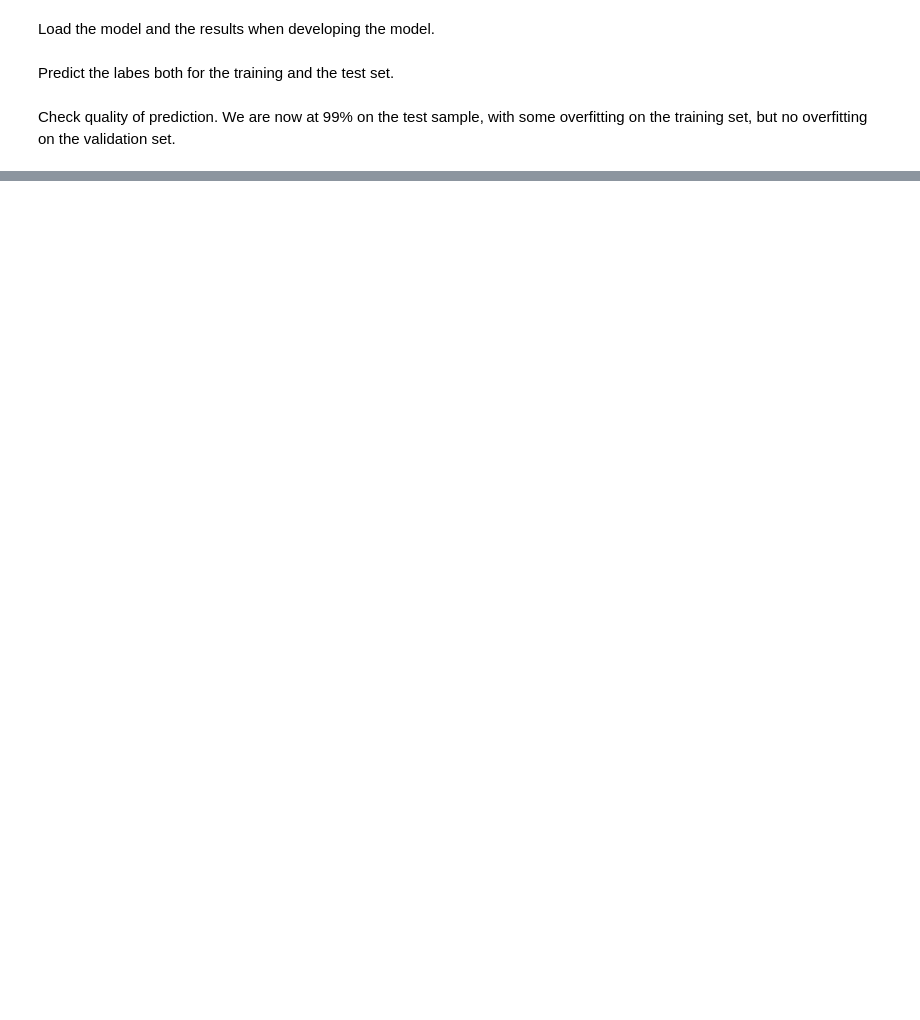
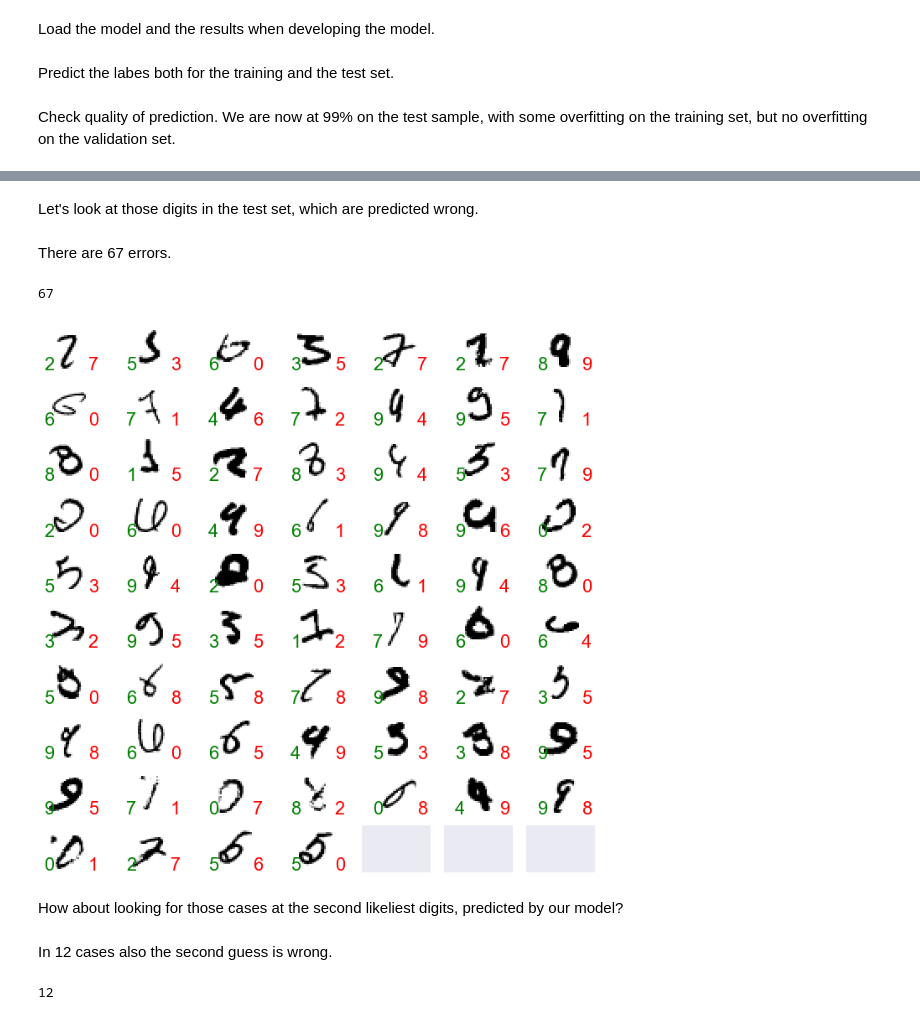
Before and after one commit to Datenspieler/vortrag, a Jupyter notebook: demo.ipynb, the cells around one changed output, grey strips where cells are left out. Cells and saved outputs as stored; diff of their text form; code cells hidden in the pictures; blank space fills up the shorter version.

```diff
--- a/demo.ipynb
+++ b/demo.ipynb
@@ -784,0 +795,32 @@ plt.legend()
+# %% [markdown]
+Let's look at those digits in the test set, which are predicted wrong.
+# %%
+errors = y_test != y_test_predict
+# %% [markdown]
+There are 67 errors.
+# %%
+sum(errors)
+# %% [output]
+67
+# %%
+errors_images = X_test[errors].reshape((sum(errors),28,28))
+errors_true_label = y_test[errors]
+errors_predict_label = y_test_predict[errors]
+# %%
+fig, axes = plt.subplots(10, 7, figsize=(12, 12),
+                         subplot_kw={'xticks': [], 'yticks': []},
+                         gridspec_kw=dict(hspace=0.2, wspace=0.2))
+
+for i, ax in enumerate(axes.flat):
+    try:
+        ax.imshow(errors_images[i], cmap='binary', interpolation='nearest')
+        ax.text(0.0, 0.05, str(errors_true_label[i]),
+                transform=ax.transAxes, color='green')
+        ax.text(0.95, 0.05, str(errors_predict_label[i]),
+                transform=ax.transAxes, color='red')
+    except:
+        pass
+# %% [output]
+[figure, added]
+# %% [markdown]
+How about looking for those cases at the second likeliest digits, predicted by our model?
@@ -784,0 +834,6 @@ plt.legend()
+# %% [markdown]
+In 12 cases also the second guess is wrong.
+# %%
+sum(errors_2nd)
+# %% [output]
+12
```
Also changed, not shown: parts of 21 cells of this notebook, 6 other files.
